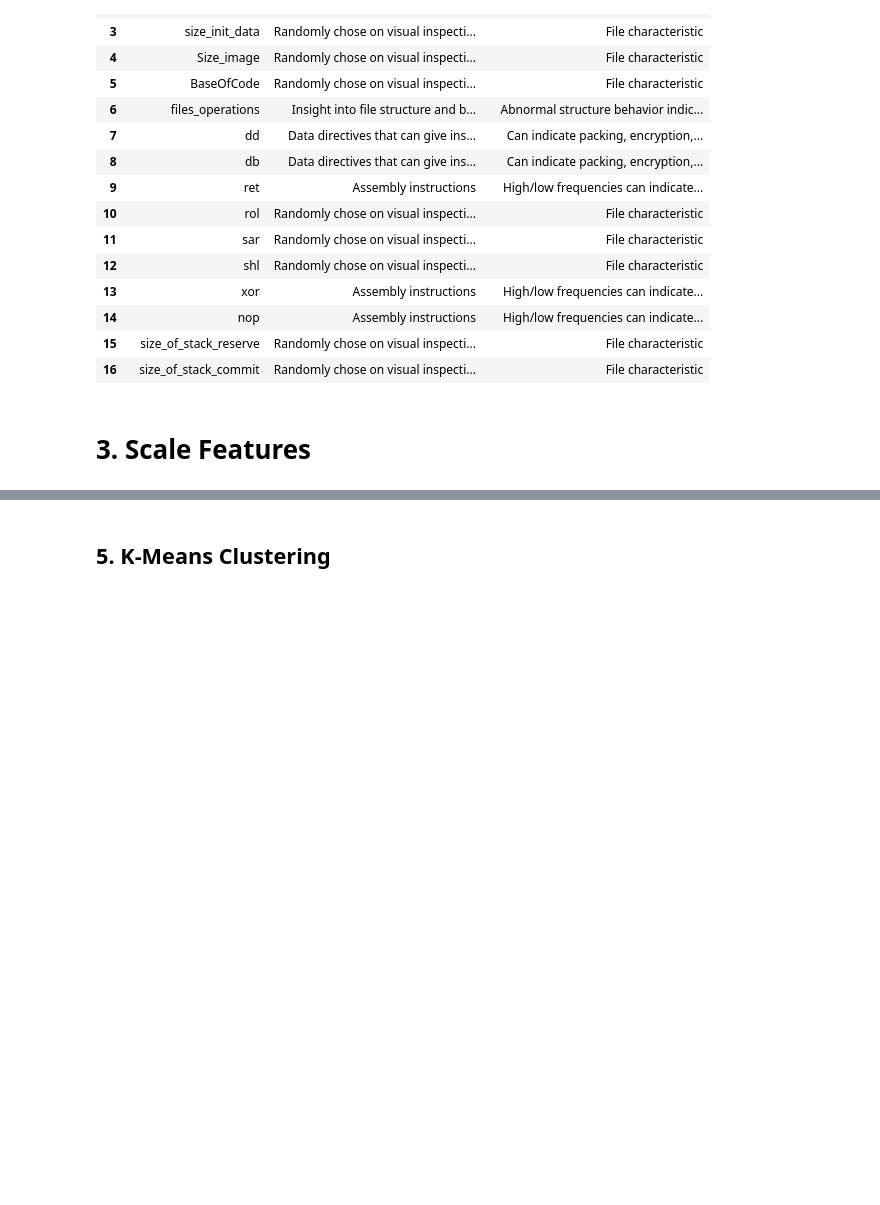
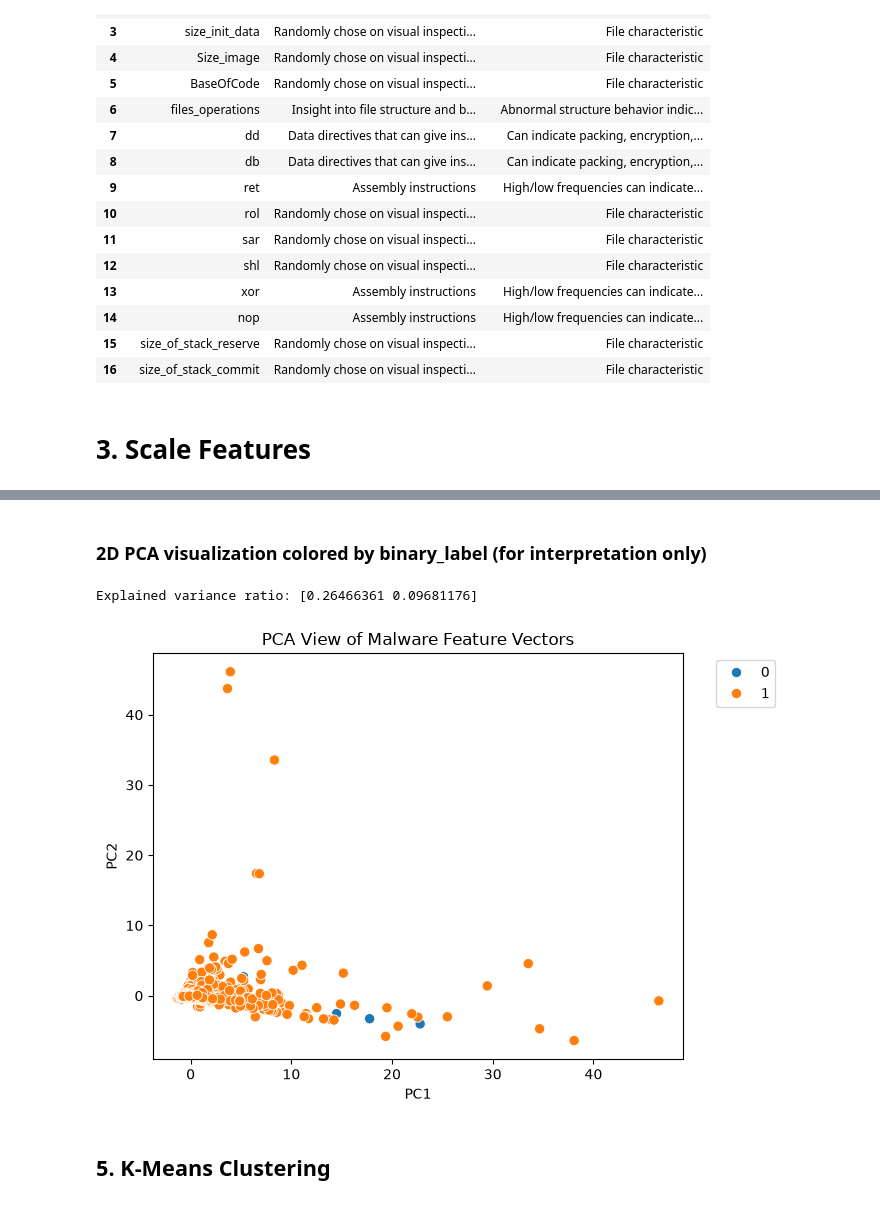
Before and after one commit to blbaum/aiForSecurity, a Jupyter notebook: module4/Assignment3-Baum.ipynb, the cells around one changed output, grey strips where cells are left out. Cells and saved outputs as stored; diff of their text form; code cells hidden in the pictures; blank space fills up the shorter version.

```diff
--- a/module4/Assignment3-Baum.ipynb
+++ b/module4/Assignment3-Baum.ipynb
@@ -378,3 +403,29 @@ plt.show()
+# %% [markdown]
+### 2D PCA visualization colored by binary_label (for interpretation only)
+# %%
+pca = PCA(n_components=2, random_state=RANDOM_STATE)
+X_pca = pca.fit_transform(X_scaled)
+
+pca_df = pd.DataFrame(X_pca, columns=["PC1", "PC2"])
+
+label_col = "binary_label"
+if label_col:
+    pca_df[label_col] = y.astype(str).values
+
+print("Explained variance ratio:", pca.explained_variance_ratio_)
+
+plt.figure(figsize=(7, 5))
+if label_col:
+    sns.scatterplot(data=pca_df, x="PC1", y="PC2", hue=label_col, s=55)
+    plt.legend(bbox_to_anchor=(1.05, 1), loc="upper left")
+else:
+    sns.scatterplot(data=pca_df, x="PC1", y="PC2", s=55)
+plt.title("PCA View of Malware Feature Vectors")
+plt.tight_layout()
+plt.show()
+# %% [output]
+Explained variance ratio: [0.26466361 0.09681176]
+[figure, added]
 # %% [markdown]
 ## 5. K-Means Clustering
 # %%
```
Also changed, not shown: parts of 17 cells of this notebook.
